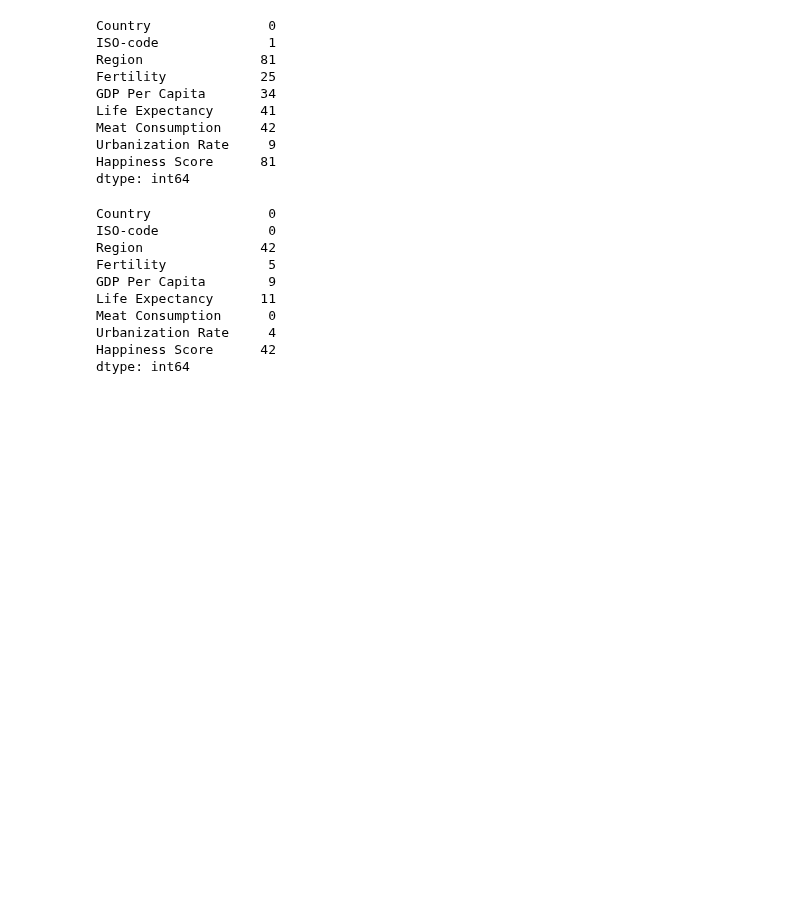
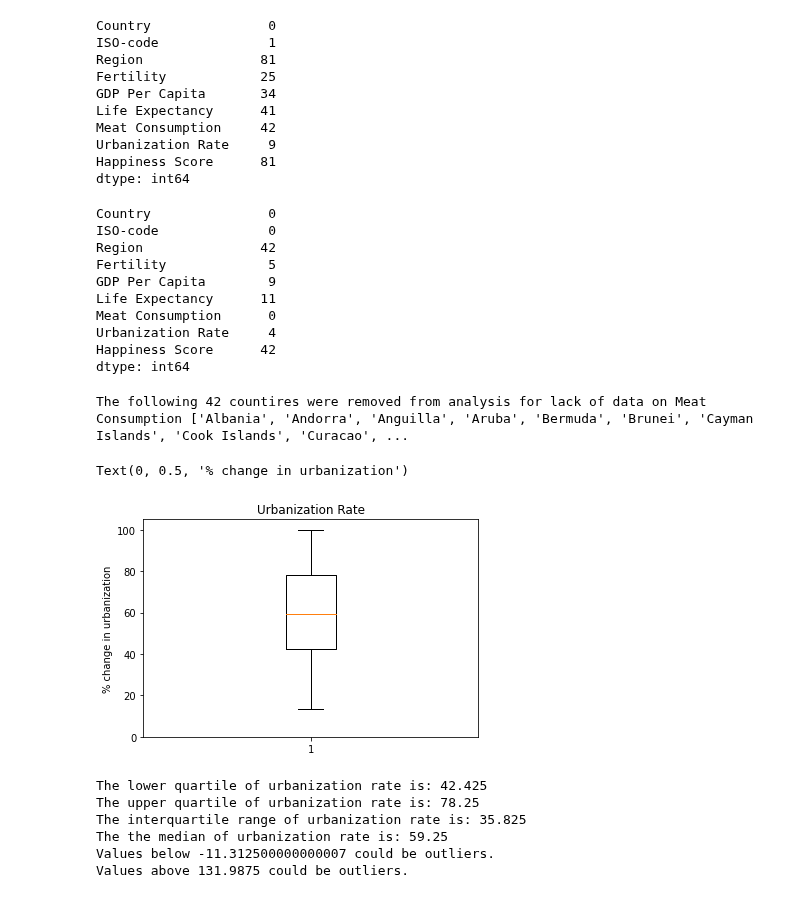
Before and after one commit to ermcgrew/bootcamp_project_one, a Jupyter notebook: data_analysis.ipynb, the cells around one changed output. Cells and saved outputs as stored; diff of their text form; code cells hidden in the pictures; blank space fills up the shorter version.

Commit message:
box and scatter plot done

```diff
--- a/data_analysis.ipynb
+++ b/data_analysis.ipynb
@@ -220,3 +233,51 @@ Meat Consumption      0
 Urbanization Rate     4
 Happiness Score      42
 dtype: int64
+# %%
+print(f'The following {len(nan_record_list)} countires were removed from analysis for lack of data on Meat Consumption {nan_record_list}.')
+# %% [output]
+The following 42 countires were removed from analysis for lack of data on Meat Consumption ['Albania', 'Andorra', 'Anguilla', 'Aruba', 'Bermuda', 'Brunei', 'Cayman Islands', 'Cook Islands', 'Curacao', ...
+# %%
+#meat consumption vs urbanization rate
+urban_data_df = noblanksmeat_df[["Country", "Region", "Meat Consumption", "Urbanization Rate"]]
+
+#which countries were dropped?*****************
+#print(urban_data_df["Urbanization Rate"].isna())
+
+#drop urbanization rate values that are nan
+urban_data_df_nona = urban_data_df.dropna(subset=["Urbanization Rate"])
+# %%
+#set meat consump. and urbanization columns to variables for plotting
+meat_only = urban_data_df_nona["Meat Consumption"]
+urban_only = urban_data_df_nona["Urbanization Rate"]
+# %%
+#show boxplot spread of urbanization rate data
+plt.boxplot(urban_only)
+plt.title("Urbanization Rate")
+plt.ylim(0,105)
+plt.ylabel("% change in urbanization")
+# %% [output]
+Text(0, 0.5, '% change in urbanization')
+[figure, added]
+# %%
+quartiles = urban_only.quantile([.25,.5,.75])
+lowerq = quartiles[0.25]
+upperq = quartiles[0.75]
+iqr = upperq-lowerq
+
+print(f"The lower quartile of urbanization rate is: {lowerq}")
+print(f"The upper quartile of urbanization rate is: {upperq}")
+print(f"The interquartile range of urbanization rate is: {iqr}")
+print(f"The the median of urbanization rate is: {quartiles[0.5]} ")
+
+lower_bound = lowerq - (1.5*iqr)
+upper_bound = upperq + (1.5*iqr)
+print(f"Values below {lower_bound} could be outliers.")
+print(f"Values above {upper_bound} could be outliers.")
+# %% [output]
+The lower quartile of urbanization rate is: 42.425
+The upper quartile of urbanization rate is: 78.25
+The interquartile range of urbanization rate is: 35.825
+The the median of urbanization rate is: 59.25
+Values below -11.312500000000007 could be outliers.
+Values above 131.9875 could be outliers.
```
Also changed, not shown: parts of 2 cells of this notebook, 1 other file.
